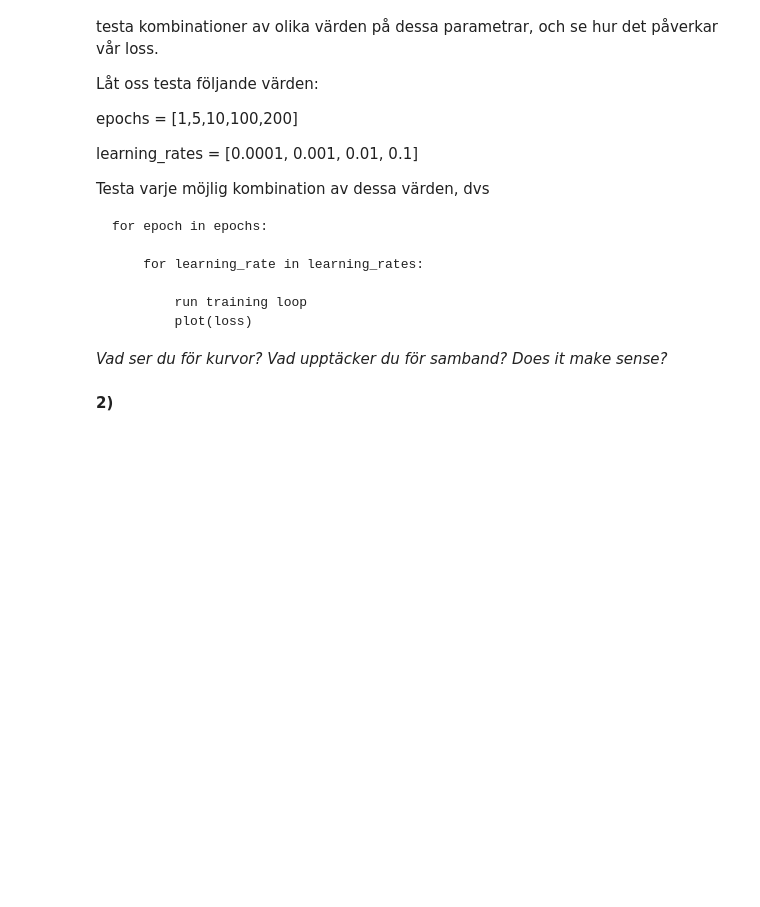
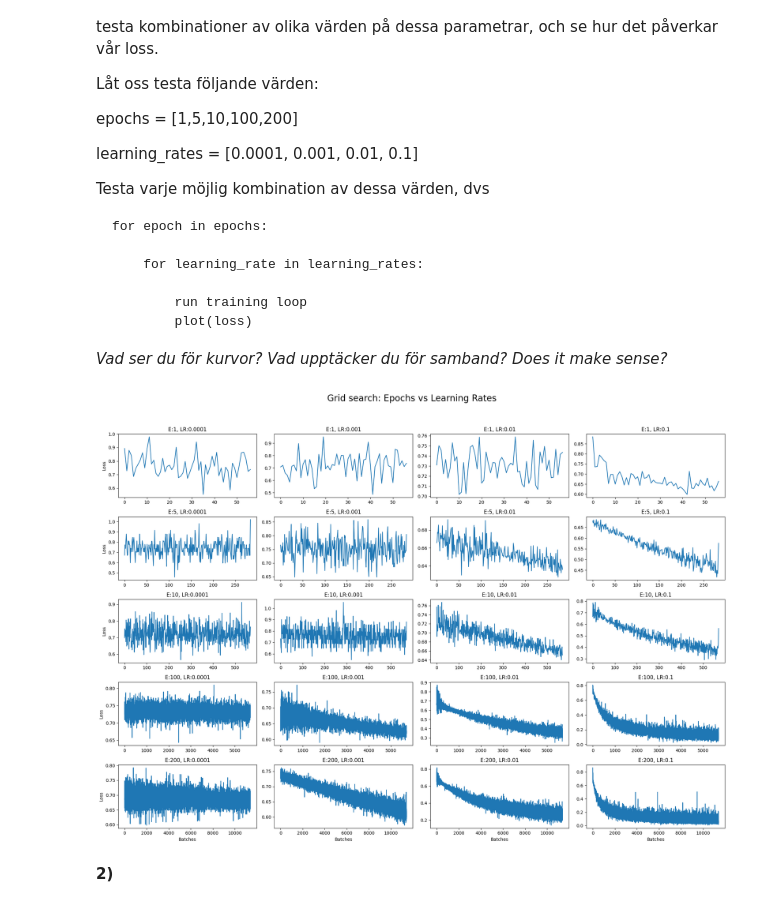
Before and after one commit to Cederlid/deep_learning, a Jupyter notebook: L05_binary_classification.ipynb, the cells around one changed output. Drawn from its saved outputs; the diff is of its cells as text; code cells hidden in the pictures; blank space fills up the shorter version.

```diff
--- a/L05_binary_classification.ipynb
+++ b/L05_binary_classification.ipynb
@@ -267,6 +267,49 @@ Testa varje möjlig kombination av dessa värden, dvs
             plot(loss)
 
 *Vad ser du för kurvor? Vad upptäcker du för samband? Does it make sense?*
+# %%
+
+epoch_list = [1, 5, 10, 100, 200]  # Dina olika testvärden
+lr_list = [0.0001, 0.001, 0.01, 0.1]    # Dina olika inlärningshastigheter
+
+fig, axes = plt.subplots(len(epoch_list), len(lr_list), figsize=(20, 15), sharex='row')
+fig.suptitle('Grid search: Epochs vs Learning Rates', fontsize=20)
+
+for e_idx, e_val in enumerate(epoch_list):
+    for lr_idx, lr_val in enumerate(lr_list):
+        model = neuron(input_size)
+        optimizer = torch.optim.SGD(model.parameters(), lr = lr_val)
+        loss_function = torch.nn.BCELoss()
+
+        train_losses = []
+
+        for epoch in range(e_val):
+
+            model.train()
+
+            for batch in train_dataloader:
+                input_features, y_true = batch[0], batch[1]
+
+                y_pred=model(input_features)
+                loss=loss_function(y_pred, y_true)
+
+                optimizer.zero_grad()
+                loss.backward()
+                optimizer.step()
+
+                train_losses.append(loss.item())
+
+
+        ax = axes[e_idx, lr_idx]
+        ax.plot(train_losses)
+        ax.set_title(f"E:{e_val}, LR:{lr_val}")
+        if e_idx == len(epoch_list)-1: ax.set_xlabel('Batches')
+        if lr_idx == 0: ax.set_ylabel('Loss')
+
+plt.tight_layout(rect=[0, 0.03, 1, 0.95])
+plt.show()
+# %% [output]
+[figure, added]
 # %% [markdown]
 **2)**
 # %% [markdown]
```
Also changed, not shown: parts of 2 cells of this notebook, 5 other files.
